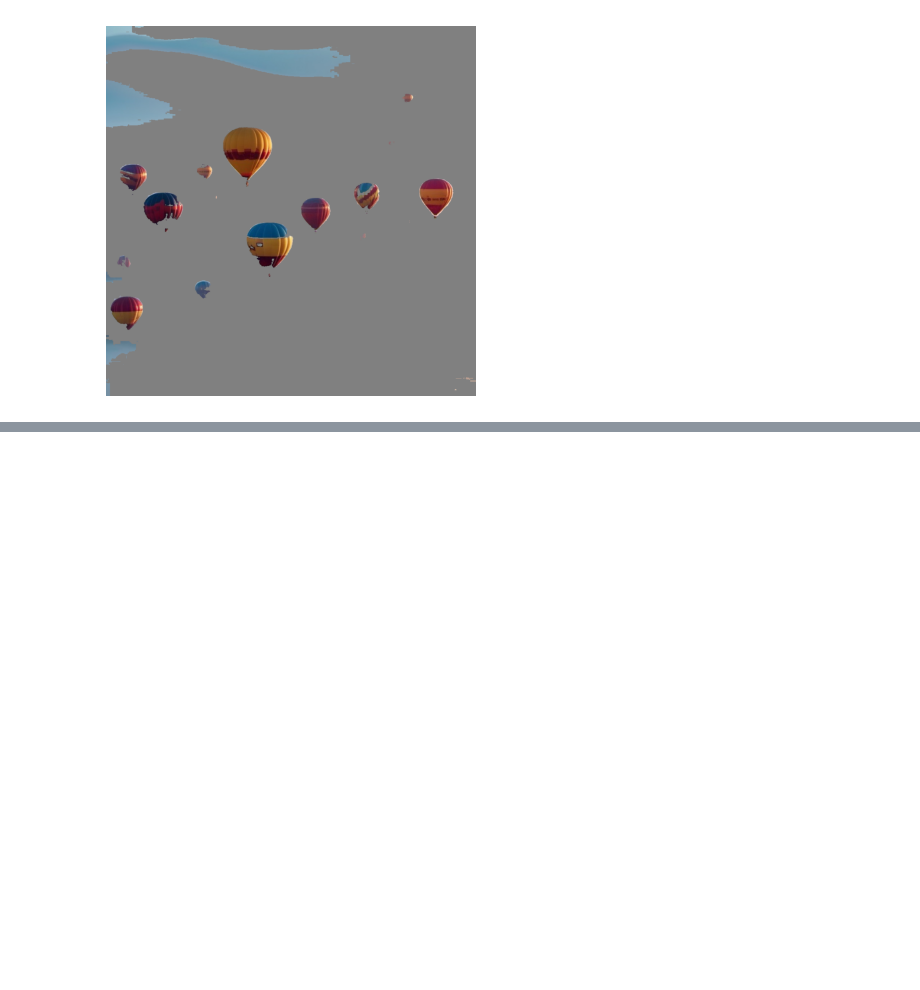
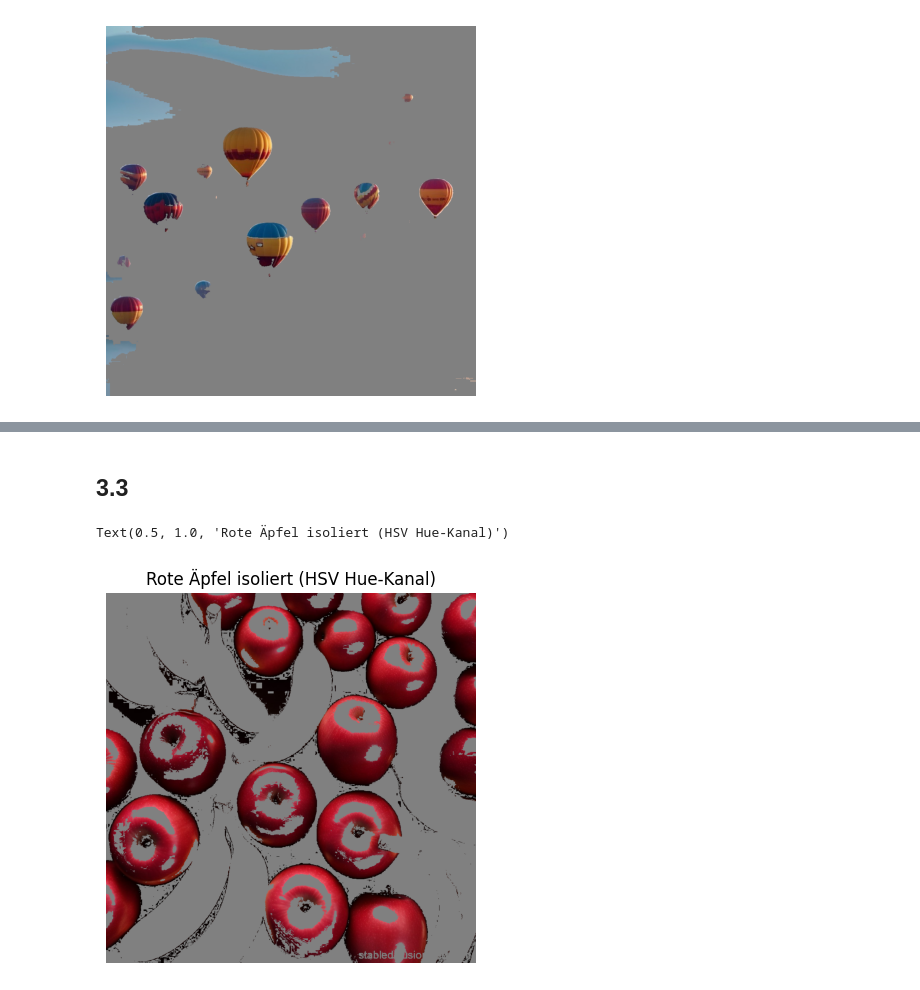
Before and after one commit to Zeck223/Bildverarbeitung, a Jupyter notebook: blatt05/b05a03.ipynb, the cells around one changed output, grey strips where cells are left out. Cells and saved outputs as stored; diff of their text form; code cells hidden in the pictures; blank space fills up the shorter version.

```diff
--- a/blatt05/b05a03.ipynb
+++ b/blatt05/b05a03.ipynb
@@ -69,0 +76,27 @@ plt.show()
+# %% [markdown]
+## 3.3
+# %%
+img_3 = imgs[2]
+
+# HSV-basiertes Color Slicing
+# Konvertiere RGB zu HSV für bessere Farbtrennung
+hsv = color.rgb2hsv(img_3)
+H = hsv[:,:,0]  # Hue-Kanal
+S = hsv[:,:,1]  # Saturation-Kanal
+V = hsv[:,:,2]  # Value-Kanal
+
+# Rote Äpfel haben Hue um 0 (0° - 30° bzw. 330° - 360°)
+# In HSV normalisiert: Hue ∈ [0, 1]
+# Rot: [0, 0.03]  [0.97, 1]
+red_apples = ((H < 0.03) | (H > 0.97)) & (S > 0.6)
+
+# Ergebnisbild: Original wo Maske wahr, sonst Grau (128)
+result_hsv = np.ones_like(img_3) * 128
+result_hsv[red_apples] = img_3[red_apples]
+
+plt.imshow(result_hsv.astype(np.uint8))
+plt.axis("off")
+plt.title("Rote Äpfel isoliert (HSV Hue-Kanal)")
+# %% [output]
+Text(0.5, 1.0, 'Rote Äpfel isoliert (HSV Hue-Kanal)')
+[figure, added]
```
Also changed, not shown: parts of 3 cells of this notebook, 3 other files.
